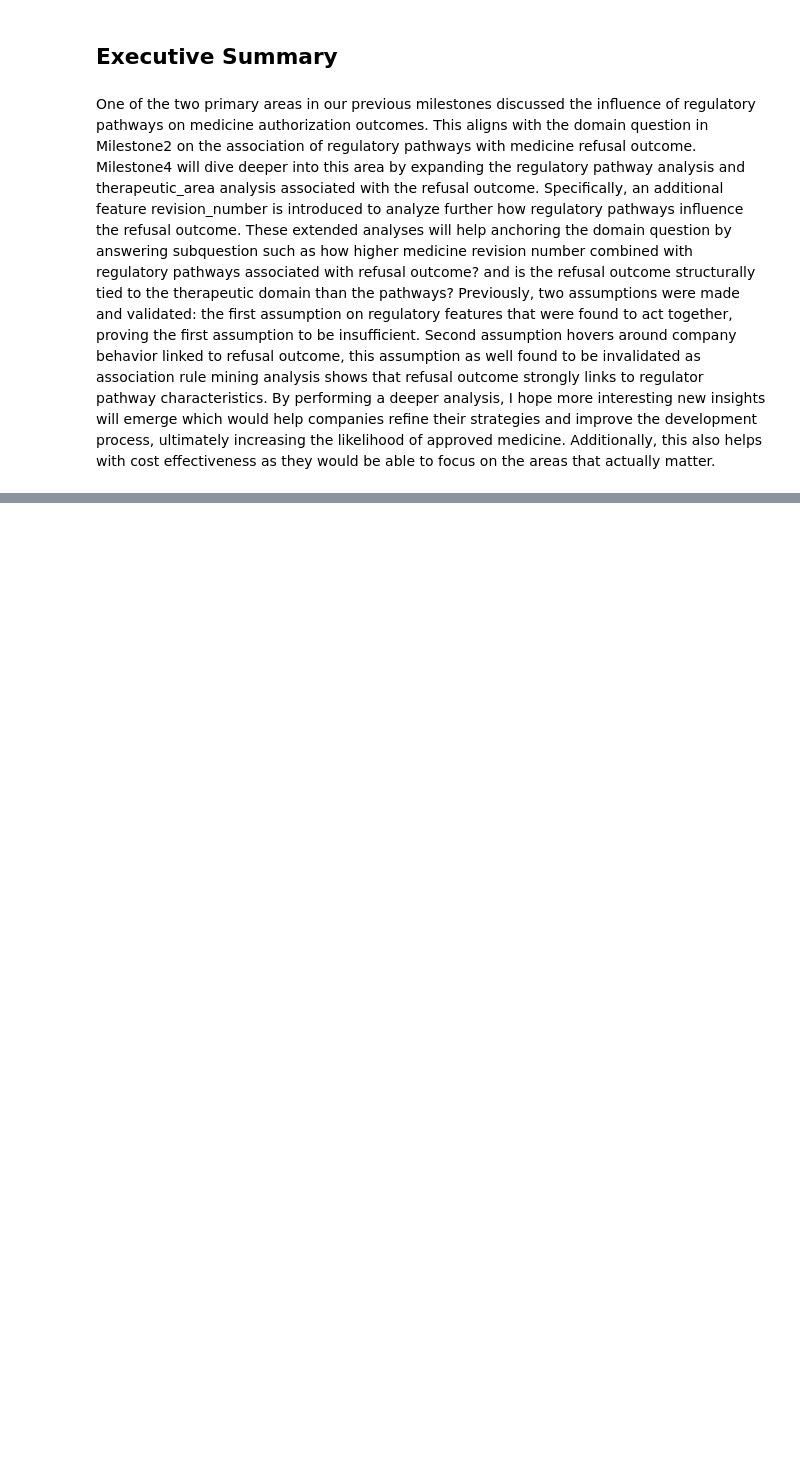
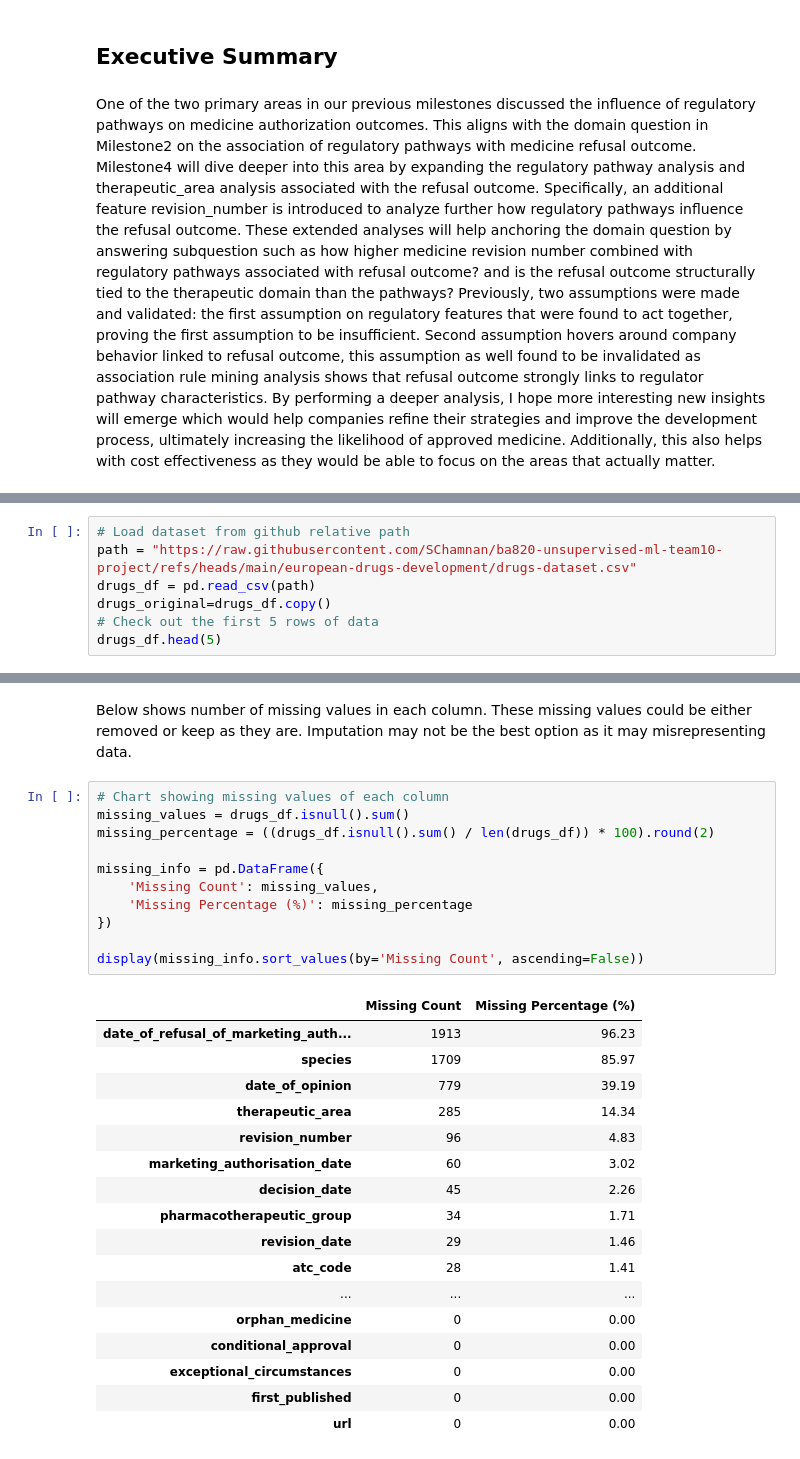
Before and after one commit to SChamnan/ba820-unsupervised-ml-team10-project, a Jupyter notebook: Chamnan_Suon_M4_European_Drugs_Development.ipynb, the cells around one changed output, grey strips where cells are left out. Drawn from its saved outputs; the diff is of its cells as text; blank space fills up the shorter version.

```diff
--- a/Chamnan_Suon_M4_European_Drugs_Development.ipynb
+++ b/Chamnan_Suon_M4_European_Drugs_Development.ipynb
@@ -10,0 +62,7 @@ By performing a deeper analysis, I hope more interesting new insights will emerg
+# %%
+# Load dataset from github relative path
+path = "https://raw.githubusercontent.com/SChamnan/ba820-unsupervised-ml-team10-project/refs/heads/main/european-drugs-development/drugs-dataset.csv"
+drugs_df = pd.read_csv(path)
+drugs_original=drugs_df.copy()
+# Check out the first 5 rows of data
+drugs_df.head(5)
@@ -10,0 +96,31 @@ By performing a deeper analysis, I hope more interesting new insights will emerg
+# %% [markdown]
+Below shows number of missing values in each column. These missing values could be either removed or keep as they are. Imputation may not be the best option as it may misrepresenting data.
+# %%
+# Chart showing missing values of each column
+missing_values = drugs_df.isnull().sum()
+missing_percentage = ((drugs_df.isnull().sum() / len(drugs_df)) * 100).round(2)
+
+missing_info = pd.DataFrame({
+    'Missing Count': missing_values,
+    'Missing Percentage (%)': missing_percentage
+})
+
+display(missing_info.sort_values(by='Missing Count', ascending=False))
+# %% [output]
+|  | Missing Count | Missing Percentage (%) |
+| date_of_refusal_of_marketing_auth... | 1913 | 96.23 |
+| species | 1709 | 85.97 |
+| date_of_opinion | 779 | 39.19 |
+| therapeutic_area | 285 | 14.34 |
+| revision_number | 96 | 4.83 |
+| marketing_authorisation_date | 60 | 3.02 |
+| decision_date | 45 | 2.26 |
+| pharmacotherapeutic_group | 34 | 1.71 |
+| revision_date | 29 | 1.46 |
+| atc_code | 28 | 1.41 |
+| ... | ... | ... |
+| orphan_medicine | 0 | 0.00 |
+| conditional_approval | 0 | 0.00 |
+| exceptional_circumstances | 0 | 0.00 |
+| first_published | 0 | 0.00 |
+| url | 0 | 0.00 |
```
Also changed, not shown: parts of 10 cells of this notebook.
